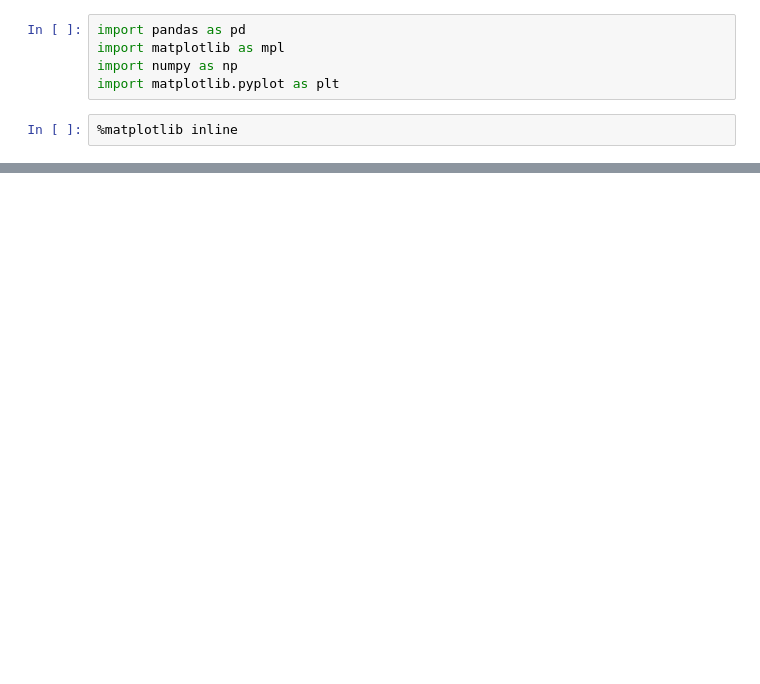
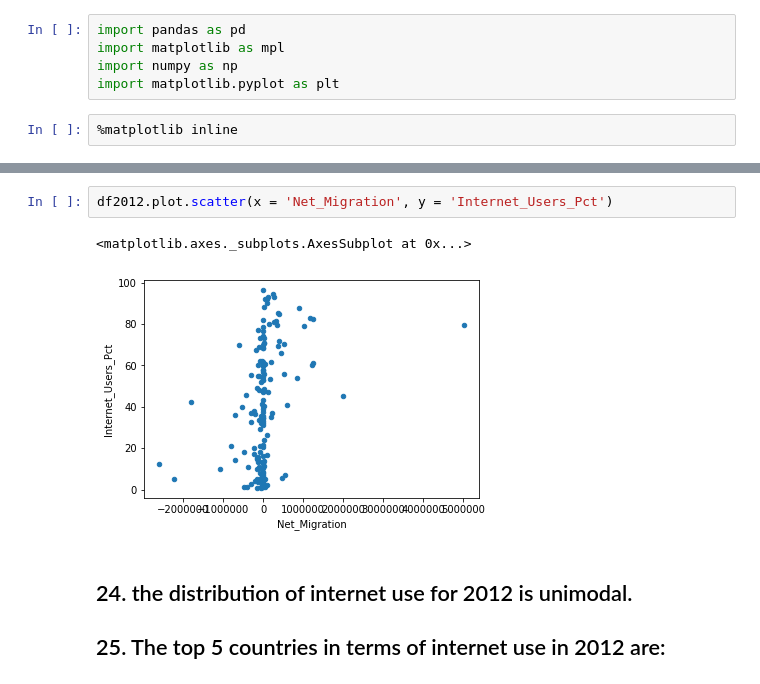
Before and after one commit to paulo-g-martinez/dq1-internet-migration, a Jupyter notebook: data-question-1-jupyter-notebook.ipynb, the cells around one changed output, grey strips where cells are left out. Cells and saved outputs as stored; diff of their text form; blank space fills up the shorter version.

```diff
--- a/data-question-1-jupyter-notebook.ipynb
+++ b/data-question-1-jupyter-notebook.ipynb
@@ -27,0 +269,9 @@ SyntaxError: invalid syntax (<ipython-input-6-61305c8f89fc>, line 1)
+# %%
+df2012.plot.scatter(x = 'Net_Migration', y = 'Internet_Users_Pct')
+# %% [output]
+<matplotlib.axes._subplots.AxesSubplot at 0x...>
+[figure, added]
+# %% [markdown]
+##  24. the distribution of internet use for 2012 is unimodal.
+
+##  25. The top 5 countries in terms of internet use in 2012 are:
```
Also changed, not shown: parts of 49 cells of this notebook, 12 other files.
